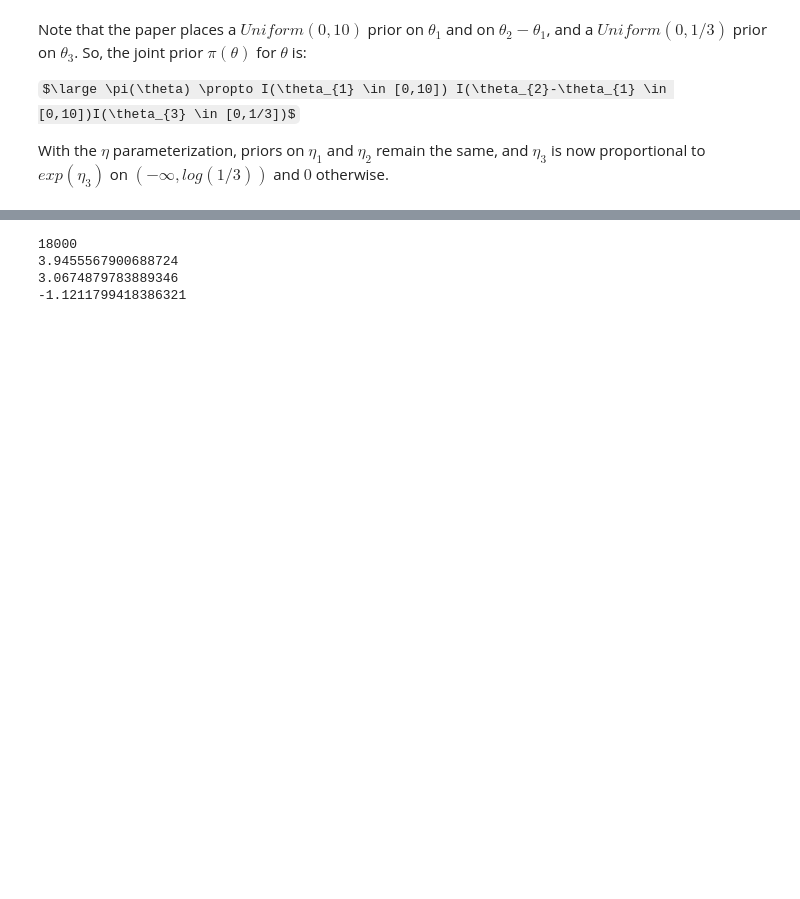
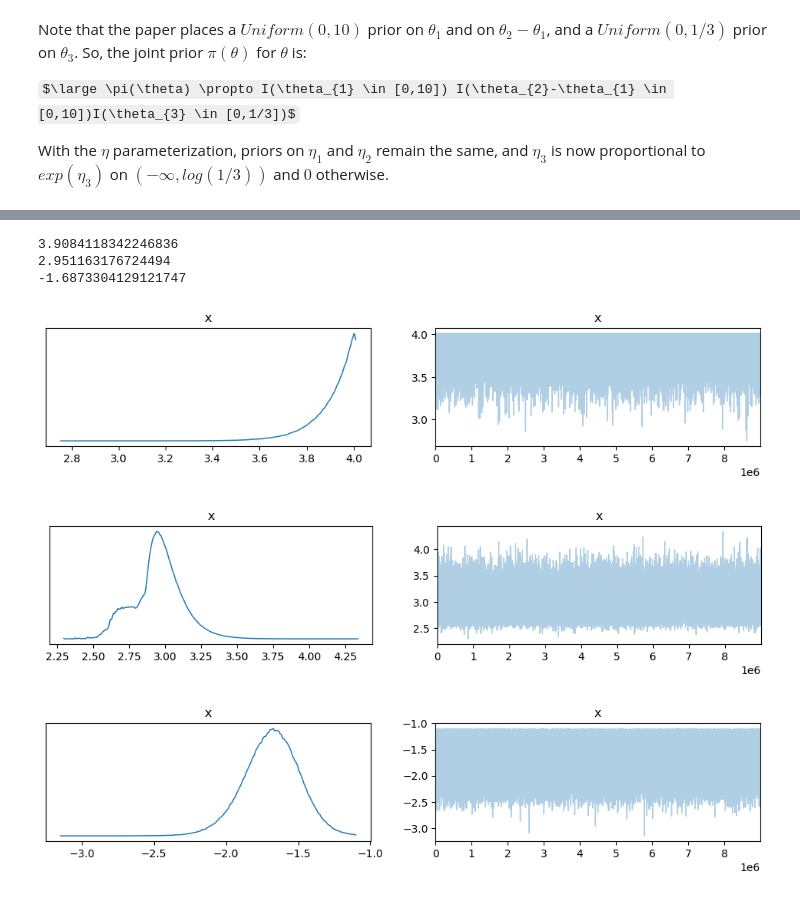
Before and after one commit to anthonyhu25/Bayesian-Queuing-, a Jupyter notebook: Bayesian_Queueing_Inference_Notebook.ipynb, the cells around one changed output, grey strips where cells are left out. Drawn from its saved outputs; the diff is of its cells as text; code cells hidden in the pictures; some formulas as TeX source; blank space fills up the shorter version.

```diff
--- a/Bayesian_Queueing_Inference_Notebook.ipynb
+++ b/Bayesian_Queueing_Inference_Notebook.ipynb
@@ -443,14 +453,22 @@ print(inf_ratio)
 # %%
-print(len(test_run))
 eta_1 = [x[0] for x in test_run]
 eta_2 = [y[1] for y in test_run]
 eta_3 = [z[2] for z in test_run]
 
 print(np.mean(eta_1))
 print(np.mean(eta_2))
 print(np.mean(eta_3))
+
+arviz.plot_trace(np.array(eta_1))
+plt.show()
+arviz.plot_trace(np.array(eta_2))
+plt.show()
+arviz.plot_trace(np.array(eta_3))
+plt.show()
 # %% [output]
-18000
-3.9455567900688724
-3.0674879783889346
--1.1211799418386321
+3.9084118342246836
+2.951163176724494
+-1.6873304129121747
+[figure, added]
+[figure, added]
+[figure, added]
```
Also changed, not shown: parts of 10 cells of this notebook.
